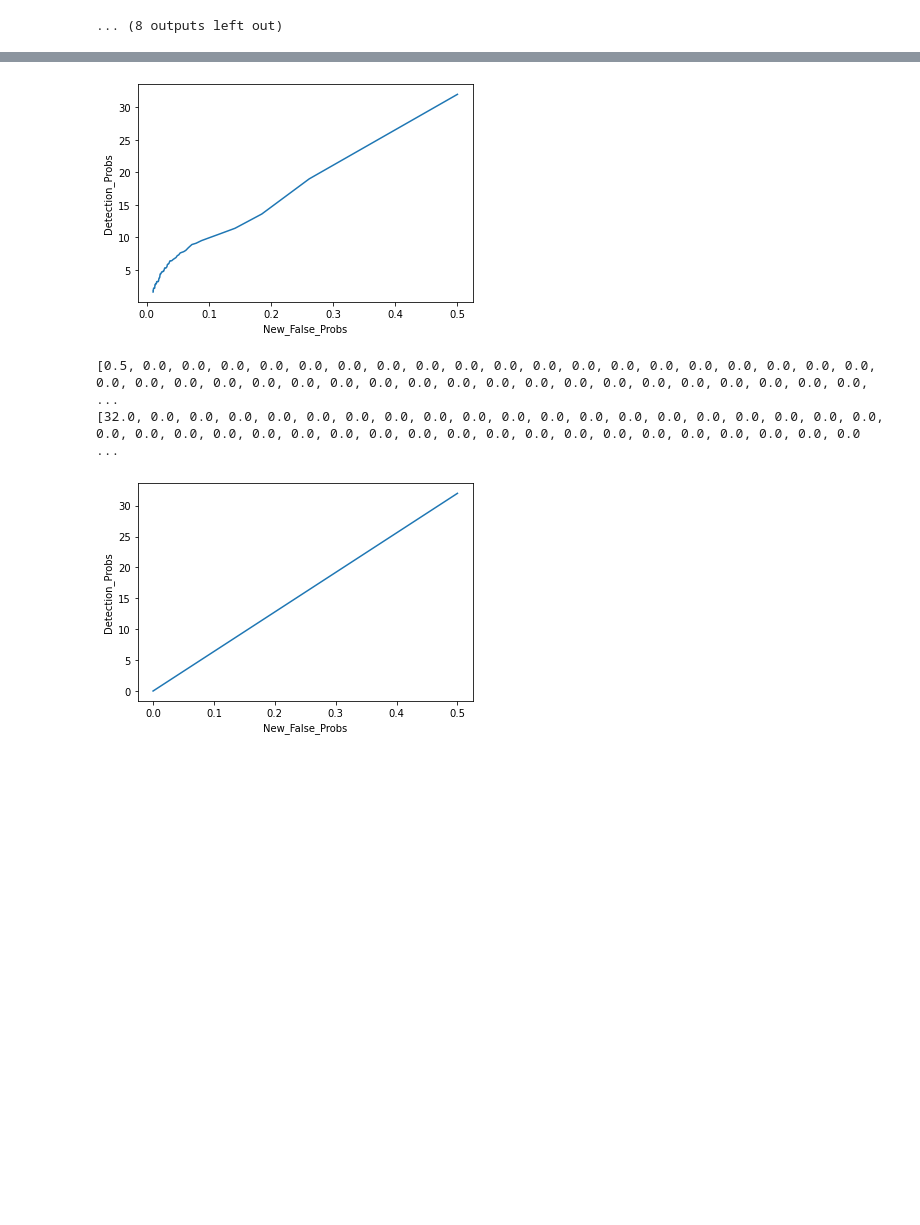
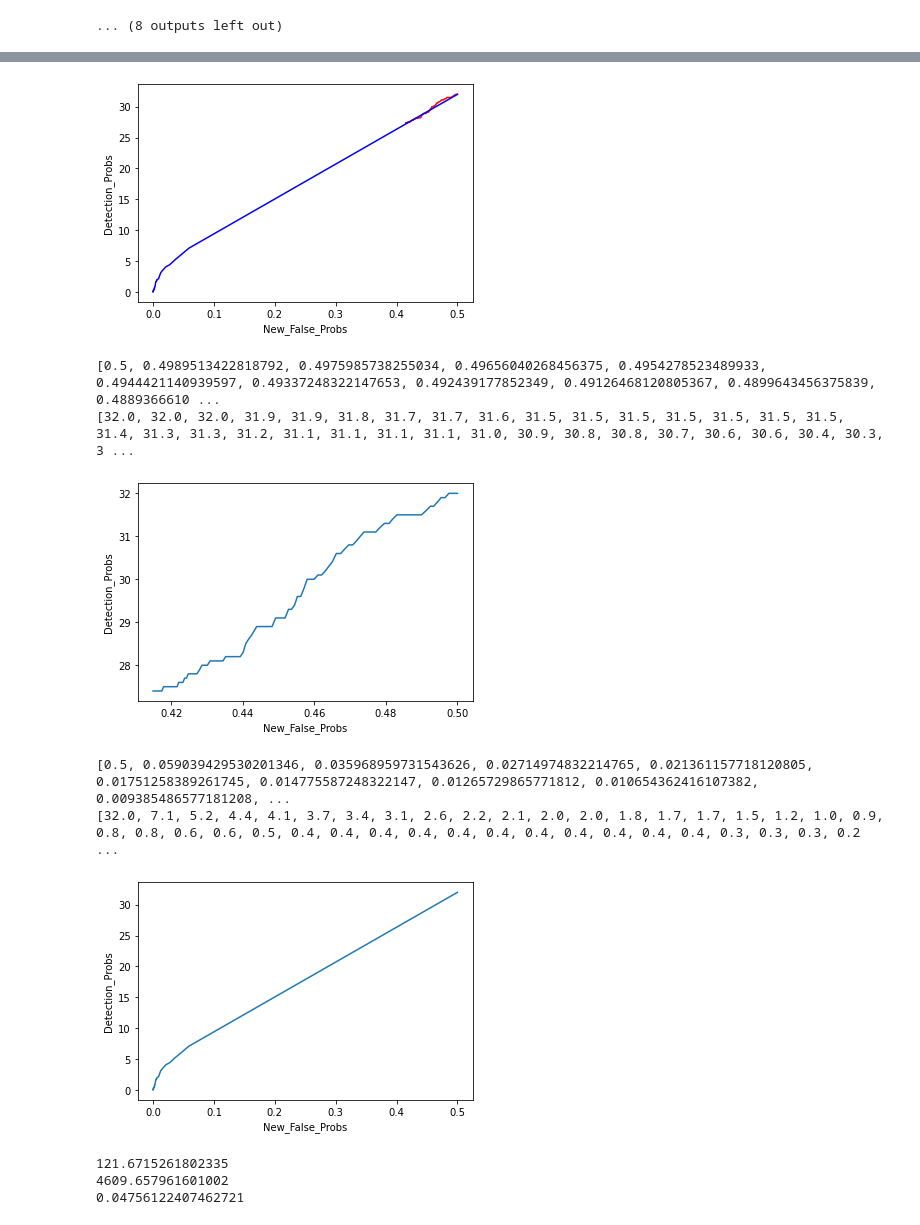
Before and after one commit to mickbrawler/Waveforms, a Jupyter notebook: Onsource_Analysis.ipynb, the cells around one changed output, grey strips where cells are left out. Saved outputs shown, nothing was run; the diff lists cells and outputs as text; code cells hidden in the pictures; blank space fills up the shorter version.

Commit message:
Did some tests on RHO

```diff
--- a/Onsource_Analysis.ipynb
+++ b/Onsource_Analysis.ipynb
@@ -5,7 +5,7 @@ import json
 
 def waveforms(N_A, N_g, N_f, t0_tf, T, B, trials, inputfile="input", phi0=0, A0=1,
               Af=50, g0=0, gf=2, F0=90, Ff=110, N=1000):
-    """"
+    """
     METHOD
     ======
     Takes parameter inputs of a wave and the strength and duration of
@@ -160,6 +160,8 @@ class OnSource:
         # NEW ADDITION: Reads waveform data file
         with open("{}-waveform_data.json".format(inputfile),"r") as f:
             waveform_data = json.load(f)
+
+        self.waveform_data = waveform_data
 
         self.trials=trials
         output={}
@@ -325,8 +327,8 @@ class OnSource:
 
         # NEW ADDITION: Threshold operations are altered accordingly
         if self.stat == "CS_IJ":
-                thrshlds = np.linspace(0,T,N)[::-1]
-                oper = operator.lt
+            thrshlds = np.linspace(0,T,N)[::-1]
+            oper = operator.lt
 
         for thrshld in thrshlds:
 
@@ -355,7 +357,7 @@ class OnSource:
                     falses_ij = len(RM_ij[oper(RM_ij,thrshld)])
                     False_count += falses_ij
 
-                    #tests if the given pair passes the threshold test
+                    # tests if the given pair passes the threshold test
                     if ((N_BG_ij==0) and (FG_ij > thrshld)):
                         if heat_count == 0:
                             succ_count_thrhld += 1
@@ -451,7 +453,7 @@ class OnSource:
         w = 2 * np.pi * f
         return A * np.sin(w*t)*np.exp(-gamma*t)
 
-    # Produces a cross corelation function given a data input and a template in parameter space
+    # Produces a cross correlation function given a data input and a template in parameter space
     def CrossCorrelation(self, data, template, dt):
         ii = 0
         M = []
@@ -527,27 +529,48 @@ Trial 5:   [frequency, amp, gamma, t0] = [50.0, 96.66666666666667, 0.66666666666
 [figure]
 ... (8 outputs left out)
 # %%
+# Testing ROC curve worries
+
 #N_A, N_g, N_f, t0_tf, T, b, D, trials, N_t
-x=OnSource(4, 4, 4, 4, 10, 10, N_t=250)
+x = OnSource(4, 4, 4, 4, 10, 10, N_t=250)
 
+# base statistics are CC_IJ,CS_IJ
 # Chi Square stat isn't working
-# stat_list = ["CC_IJ", "CS_IJ", "CC_IJ/(1+CS_IJ)"]
+
+#stat_list = ["CC_IJ", "CS_IJ", "CC_IJ/(1+CS_IJ)"]
 stat_list = ["CC_IJ", "CC_IJ/(1+CS_IJ)"]
 
 stat_length = len(stat_list)
-# CC_IJ,CS_IJ
+colors = ["red", "blue", "yellow"]
 
 New_False_Probs = []
 Detection_Probs = []
 
+# First graph shows the two ROC curves ontop each other
+# Lists printed before are the False Alarm probability, and Detection Probabilities for each statistic
 for s in range(stat_length):
     x.rho(stat = stat_list[s])
     x.window(.02)
-    x.test_plotter(10000,100)
+    x.test_plotter(8,100)
+    plt.plot(x.New_False_Prob,x.Detection_Prob, color="{}".format(colors[s]))
+    print(x.New_False_Prob)
+    print(x.Detection_Prob)
+plt.plot(New_False_Probs,Detection_Probs)
+plt.xlabel("New_False_Probs")
+plt.ylabel("Detection_Probs")
+plt.show()
+
+# Next two graphs are them separately
+for s in range(stat_length):
+    x.rho(stat = stat_list[s])
+    x.window(.02)
+    x.test_plotter(8,100)
     print(x.New_False_Prob)
     print(x.Detection_Prob)
     plt.plot(x.New_False_Prob,x.Detection_Prob)
     plt.xlabel("New_False_Probs")
     plt.ylabel("Detection_Probs")
     plt.show()
+
+# Reason for Rho's outputs being so low is unknown to me
 # %% [output]
@@ -556,4 +581,26 @@ for s in range(stat_length):
-[figure, old version]
+[figure, new version]
-[0.5, 0.0, 0.0, 0.0, 0.0, 0.0, 0.0, 0.0, 0.0, 0.0, 0.0, 0.0, 0.0, 0.0, 0.0, 0.0, 0.0, 0.0, 0.0, 0.0, 0.0, 0.0, 0.0, 0.0, 0.0, 0.0, 0.0, 0.0, 0.0, 0.0, 0.0, 0.0, 0.0, 0.0, 0.0, 0.0, 0.0, 0.0, 0.0, 0.0, ...
-[32.0, 0.0, 0.0, 0.0, 0.0, 0.0, 0.0, 0.0, 0.0, 0.0, 0.0, 0.0, 0.0, 0.0, 0.0, 0.0, 0.0, 0.0, 0.0, 0.0, 0.0, 0.0, 0.0, 0.0, 0.0, 0.0, 0.0, 0.0, 0.0, 0.0, 0.0, 0.0, 0.0, 0.0, 0.0, 0.0, 0.0, 0.0, 0.0, 0.0 ...
+[0.5, 0.4989513422818792, 0.4975985738255034, 0.49656040268456375, 0.4954278523489933, 0.4944421140939597, 0.49337248322147653, 0.492439177852349, 0.49126468120805367, 0.4899643456375839, 0.4889366610 ...
+[32.0, 32.0, 32.0, 31.9, 31.9, 31.8, 31.7, 31.7, 31.6, 31.5, 31.5, 31.5, 31.5, 31.5, 31.5, 31.5, 31.4, 31.3, 31.3, 31.2, 31.1, 31.1, 31.1, 31.1, 31.0, 30.9, 30.8, 30.8, 30.7, 30.6, 30.6, 30.4, 30.3, 3 ...
-[figure, old version]
+[figure, new version]
+[0.5, 0.059039429530201346, 0.035968959731543626, 0.02714974832214765, 0.021361157718120805, 0.01751258389261745, 0.014775587248322147, 0.01265729865771812, 0.010654362416107382, 0.009385486577181208, ...
+[32.0, 7.1, 5.2, 4.4, 4.1, 3.7, 3.4, 3.1, 2.6, 2.2, 2.1, 2.0, 2.0, 1.8, 1.7, 1.7, 1.5, 1.2, 1.0, 0.9, 0.8, 0.8, 0.6, 0.6, 0.5, 0.4, 0.4, 0.4, 0.4, 0.4, 0.4, 0.4, 0.4, 0.4, 0.4, 0.4, 0.3, 0.3, 0.3, 0.2 ...
+[figure, added]
+# %%
+a = np.array(x.output[0][2][10])
+b = np.array(x.output[0][3][10])
+print(max(a))
+print(max(b))
+c = a / (1+b)
+print(max(c))
+
+# Conclusion of test of maxes of each statistics of an arbitrary template
+# Theory is that thresholds must be given that are small enough to pick up rho,
+# but big enough to pick up cross-correlation. Rho is really small at timestamps aside from t0.
+# As such, background peaks generally aren't able to be higher than threshold, maybe just a few.
+# Onsource peaks should therefore be super large, in comparison, but seemingly not enough to
+# reach threshold?
+# Clear solution would be to use a range of thresholds with a low resolution so graph is detailed.
+# %% [output]
+121.6715261802335
+4609.657961601002
+0.04756122407462721
```
Also changed, not shown: parts of 2 cells of this notebook.
